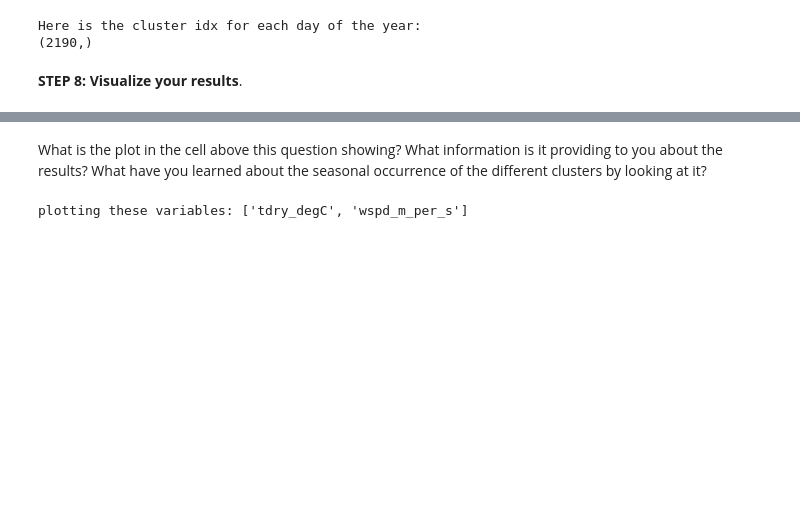
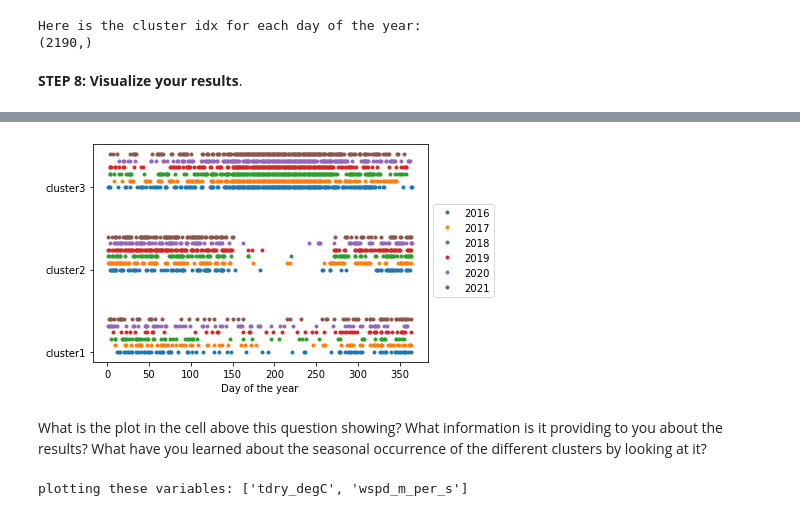
Before and after one commit to jenkayco/ATOC5860_Spring2022, a Jupyter notebook: lab6/ATOC5860_applicationlab6_cluster_mesa_data_3seasons.ipynb, the cells around one changed output, grey strips where cells are left out. Saved outputs shown, nothing was run; the diff lists cells and outputs as text; code cells hidden in the pictures; blank space fills up the shorter version.

```diff
--- a/lab6/ATOC5860_applicationlab6_cluster_mesa_data_3seasons.ipynb
+++ b/lab6/ATOC5860_applicationlab6_cluster_mesa_data_3seasons.ipynb
@@ -352,3 +362,29 @@ ax.text(300, 4.8, 'Fall',  fontsize=15, color='Goldenrod');
+# %%
+#### here's an even simpler way to code it :).
+
+### find the julian day and year for each point in the dataset
+jday = pd.DatetimeIndex(selectdf['day']).day_of_year
+year = pd.DatetimeIndex(selectdf['day']).year
+
+### find the minimum and maximum index of the array for each year
+idx_min=[]
+idx_max=[]
+for yearSEL in np.arange(2016,2022,1):
+  #print(yearSEL)
+  yearidx=[index for index,value in enumerate(year) if value==yearSEL]
+  idx_min.append(min(yearidx))
+  idx_max.append(max(yearidx))
+
+### plot all years
+for y in np.arange(0,6,1):
+  plt.plot(jday[np.min(idx_min[y]):np.max(idx_max[y])],idx[np.min(idx_min[y]):np.max(idx_max[y])]+0.08*y,'.',\
+           label=str(y+2016));
+
+plt.xlabel('Day of the year');
+plt.legend(bbox_to_anchor=(1, 0.75), loc='upper left', ncol=1);
+plt.yticks(np.arange(1,NO_CLUSTERS+1),labels=['cluster1','cluster2','cluster3']);
+# %% [output]
+[figure, added]
 # %% [markdown]
 What is the plot in the cell above this question showing?  What information is it providing to you about the results?  What have you learned about the seasonal occurrence of the different clusters by looking at it?
 # %%
```
Also changed, not shown: parts of 10 cells of this notebook, 3 other files.
